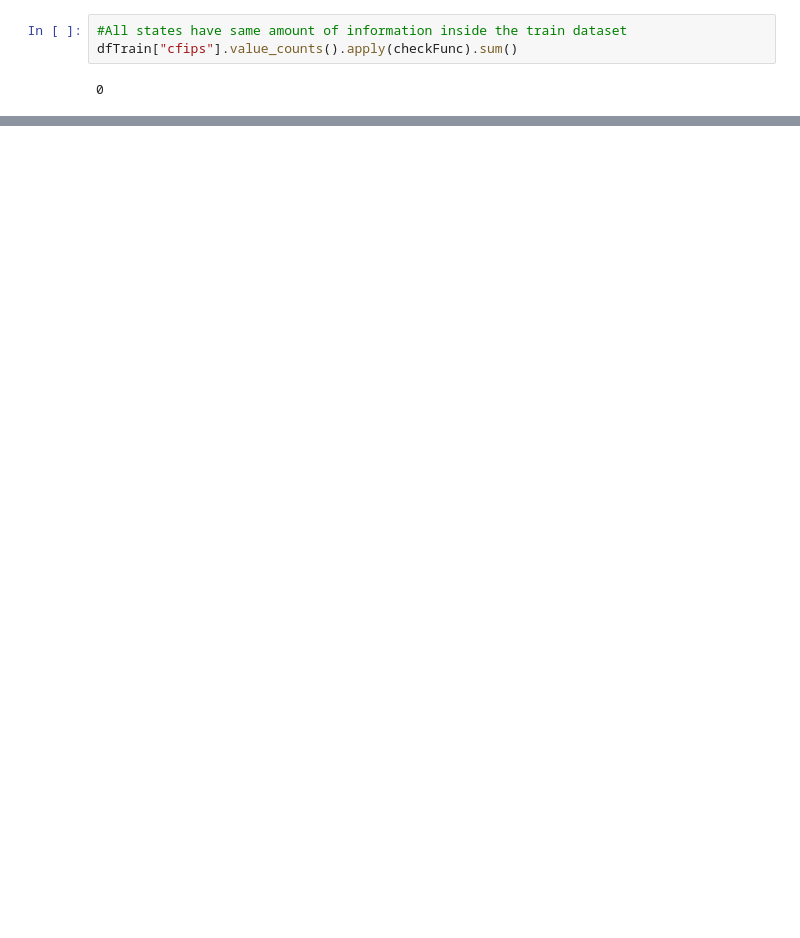
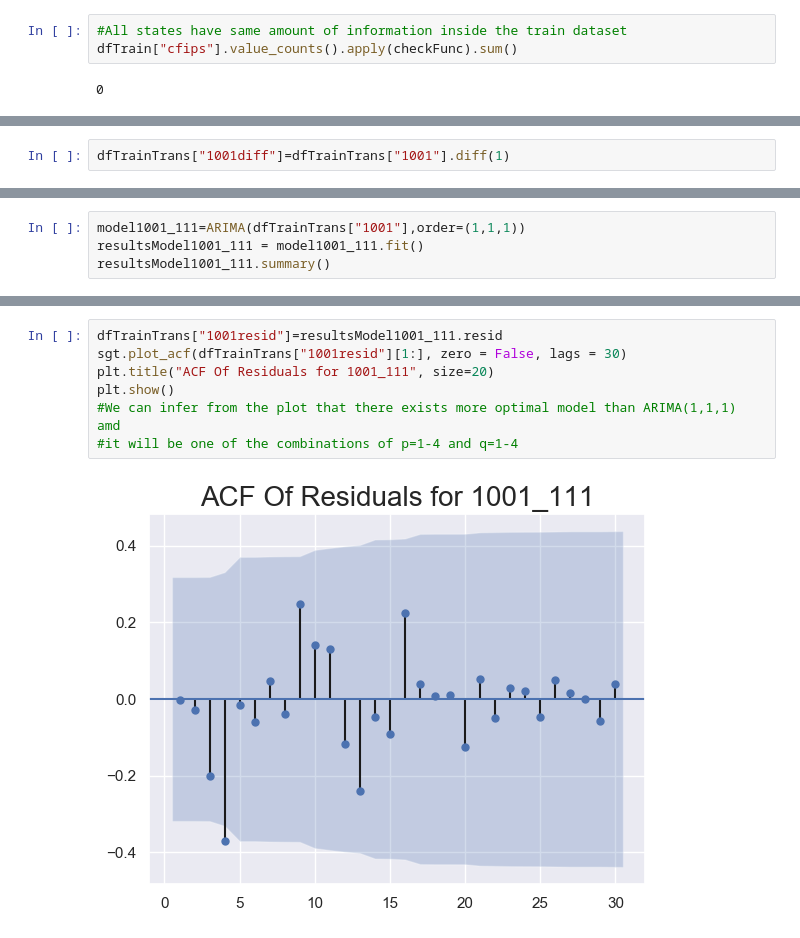
Before and after one commit to MKbinli/MLstudies, a Jupyter notebook: Timeseries1/GD Timeseries_jupyter.ipynb, the cells around one changed output, grey strips where cells are left out. Cells and saved outputs as stored; diff of their text form; blank space fills up the shorter version.

```diff
--- a/Timeseries1/GD Timeseries_jupyter.ipynb
+++ b/Timeseries1/GD Timeseries_jupyter.ipynb
@@ -286,0 +285,2 @@ plt.show()
+# %%
+dfTrainTrans["1001diff"]=dfTrainTrans["1001"].diff(1)
@@ -286,0 +311,4 @@ plt.show()
+# %%
+model1001_111=ARIMA(dfTrainTrans["1001"],order=(1,1,1))
+resultsModel1001_111 = model1001_111.fit()
+resultsModel1001_111.summary()
@@ -286,0 +332,9 @@ plt.show()
+# %%
+dfTrainTrans["1001resid"]=resultsModel1001_111.resid
+sgt.plot_acf(dfTrainTrans["1001resid"][1:], zero = False, lags = 30)
+plt.title("ACF Of Residuals for 1001_111", size=20)
+plt.show()
+#We can infer from the plot that there exists more optimal model than ARIMA(1,1,1) amd
+#it will be one of the combinations of p=1-4 and q=1-4
+# %% [output]
+[figure, added]
```
Also changed, not shown: parts of 44 cells of this notebook.
